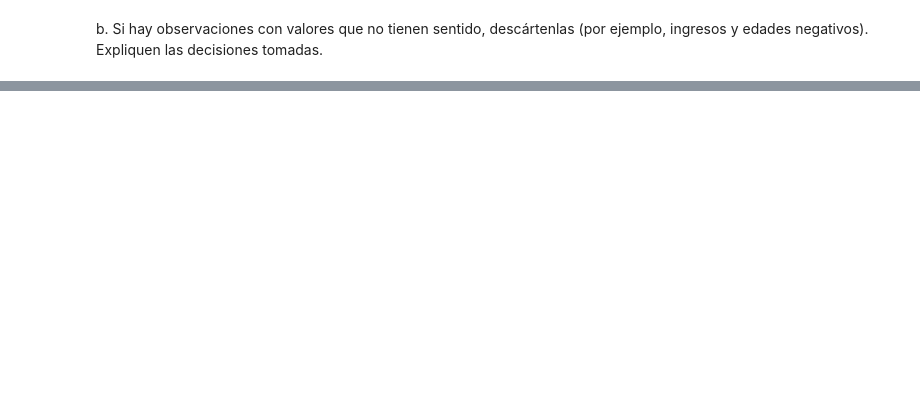
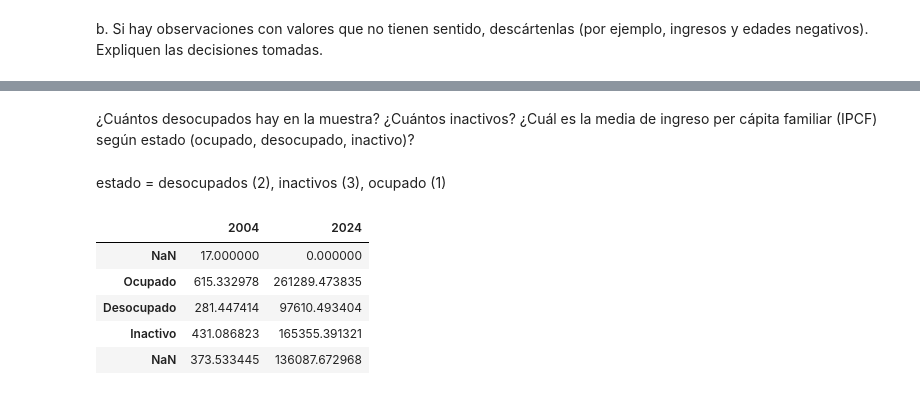
Before and after one commit to roluque/CC408-T2-3, a Jupyter notebook: TP3/TP 3.ipynb, the cells around one changed output, grey strips where cells are left out. Drawn from its saved outputs; the diff is of its cells as text; code cells hidden in the pictures; blank space fills up the shorter version.

```diff
--- a/TP3/TP 3.ipynb
+++ b/TP3/TP 3.ipynb
@@ -86,3 +127,14 @@ df_unificado.head()
 b. Si hay observaciones con valores que no tienen sentido,
 descártenlas (por ejemplo, ingresos y edades negativos). Expliquen
 las decisiones tomadas.
+# %%
+# Definir los valores a eliminar
+valores_a_eliminar = [-9, -8, -1, "RIO NEGRO - VIEDMA"]
+
+# Eliminar filas que contienen cualquiera de los valores en 'valores_a_eliminar'
+df_unificado = df_unificado[~df_unificado.isin(valores_a_eliminar).any(axis=1)]
+
+# Mostrar el DataFrame limpio
+print("DataFrame limpio:")
+df_unificado
+#en teoría, con esto quedaron eliminados los valores negativos. Me fije cuales eran desde el excel
@@ -88,0 +253,38 @@ las decisiones tomadas.
+# %% [markdown]
+¿Cuántos desocupados hay en la muestra? ¿Cuántos inactivos?
+¿Cuál es la media de ingreso per cápita familiar (IPCF) según
+estado (ocupado, desocupado, inactivo)?
+# %% [markdown]
+estado = desocupados (2), inactivos (3), ocupado (1)
+# %%
+import pandas as pd
+import seaborn as sns
+import matplotlib.pyplot as plt
+
+# Filtrar los datos para los años 2004 y 2024
+df_2004 = df_unificado[df_unificado['ano4'] == 2004.0]
+#df_2024 = df_unificado[df_unificado['ano4'] == 2024.0]
+
+# Calcular la media del IPCF para cada estado en 2004
+mean_ipcf_2004 = df_2004.groupby('estado')['ipcf'].mean()
+
+# Calcular la media del IPCF para cada estado en 2024
+mean_ipcf_2024 = ind_2024.groupby('ESTADO')['IPCF'].mean()
+
+# Crear un DataFrame con los resultados
+mean_ipcf = pd.DataFrame({
+    '2004': mean_ipcf_2004,
+    '2024': mean_ipcf_2024
+})
+
+# Renombrar los índices para que sean 'Ocupado', 'Desocupado', 'Inactivo'
+state_labels = {1: 'Ocupado', 2: 'Desocupado', 3: 'Inactivo'}
+mean_ipcf.index = mean_ipcf.index.map(state_labels)
+mean_ipcf
+# %% [output]
+|  | 2004 | 2024 |
+| NaN | 17.000000 | 0.000000 |
+| Ocupado | 615.332978 | 261289.473835 |
+| Desocupado | 281.447414 | 97610.493404 |
+| Inactivo | 431.086823 | 165355.391321 |
+| NaN | 373.533445 | 136087.672968 |
```
Also changed, not shown: parts of 13 cells of this notebook.
